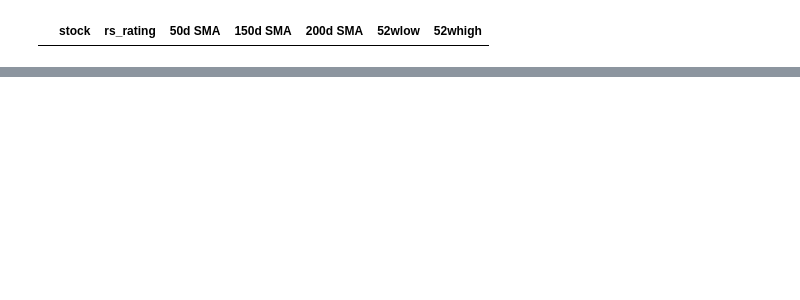
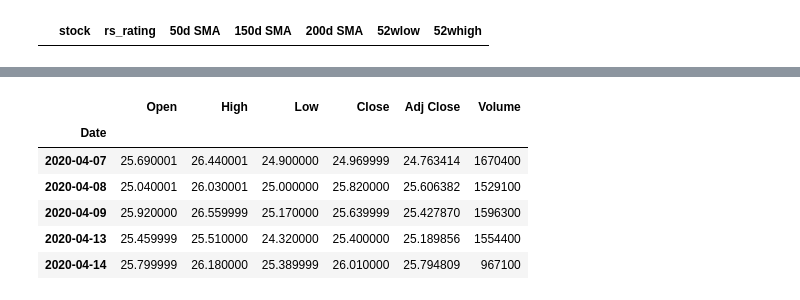
Before and after one commit to CacheKatch/stock_scanner_deploy, a Jupyter notebook: stockscan.ipynb, the cells around one changed output, grey strips where cells are left out. Cells and saved outputs as stored; diff of their text form; code cells hidden in the pictures; blank space fills up the shorter version.

```diff
--- a/stockscan.ipynb
+++ b/stockscan.ipynb
@@ -92,0 +92,2 @@ IndexError: index -1 is out of bounds for axis 0 with size 0
+# %%
+fox = pdr.get_data_yahoo("FOX", start_date, end_date)
@@ -92,0 +114,10 @@ IndexError: index -1 is out of bounds for axis 0 with size 0
+# %%
+fox.head()
+# %% [output]
+|  | Open | High | Low | Close | Adj Close | Volume |
+| Date |  |  |  |  |  |  |
+| 2020-04-07 | 25.690001 | 26.440001 | 24.900000 | 24.969999 | 24.763414 | 1670400 |
+| 2020-04-08 | 25.040001 | 26.030001 | 25.000000 | 25.820000 | 25.606382 | 1529100 |
+| 2020-04-09 | 25.920000 | 26.559999 | 25.170000 | 25.639999 | 25.427870 | 1596300 |
+| 2020-04-13 | 25.459999 | 25.510000 | 24.320000 | 25.400000 | 25.189856 | 1554400 |
+| 2020-04-14 | 25.799999 | 26.180000 | 25.389999 | 26.010000 | 25.794809 | 967100 |
```
Also changed, not shown: parts of 12 cells of this notebook.
